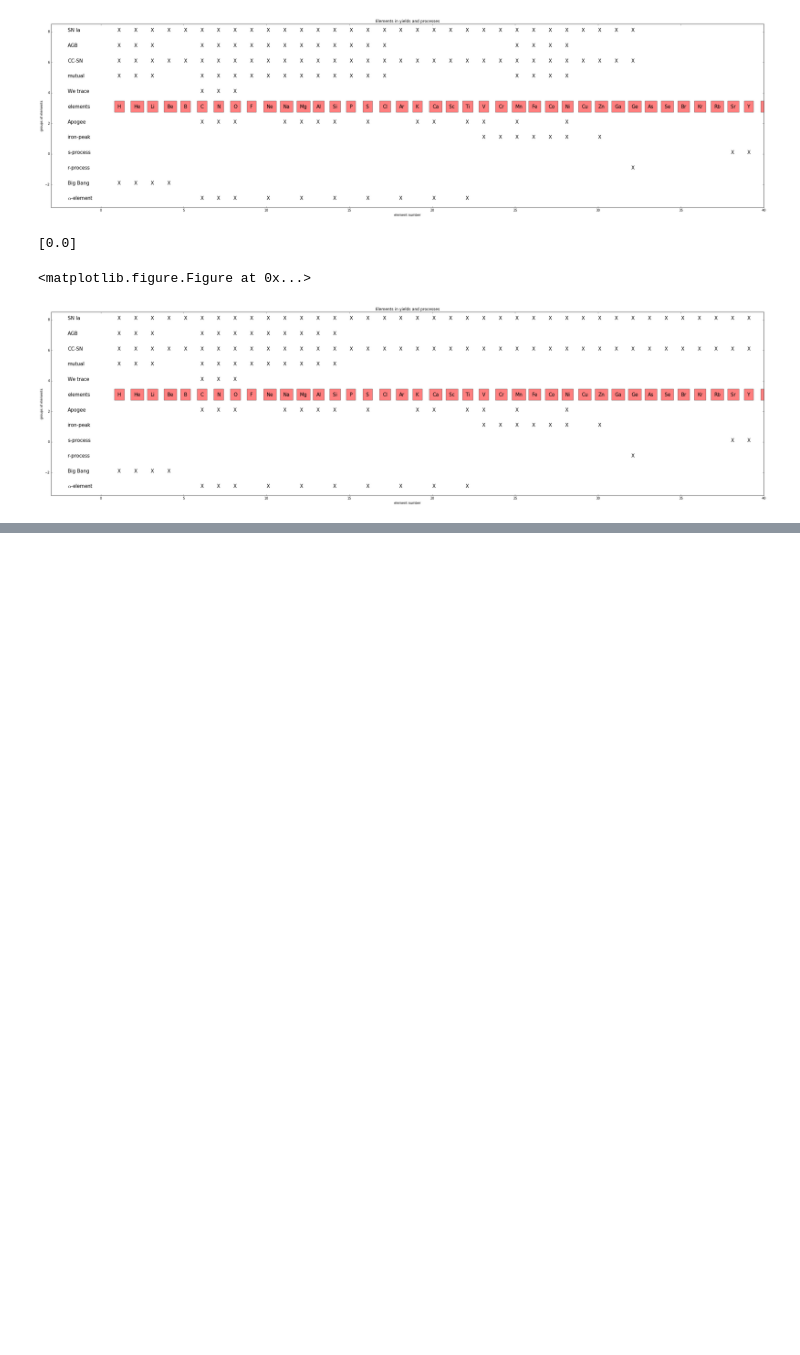
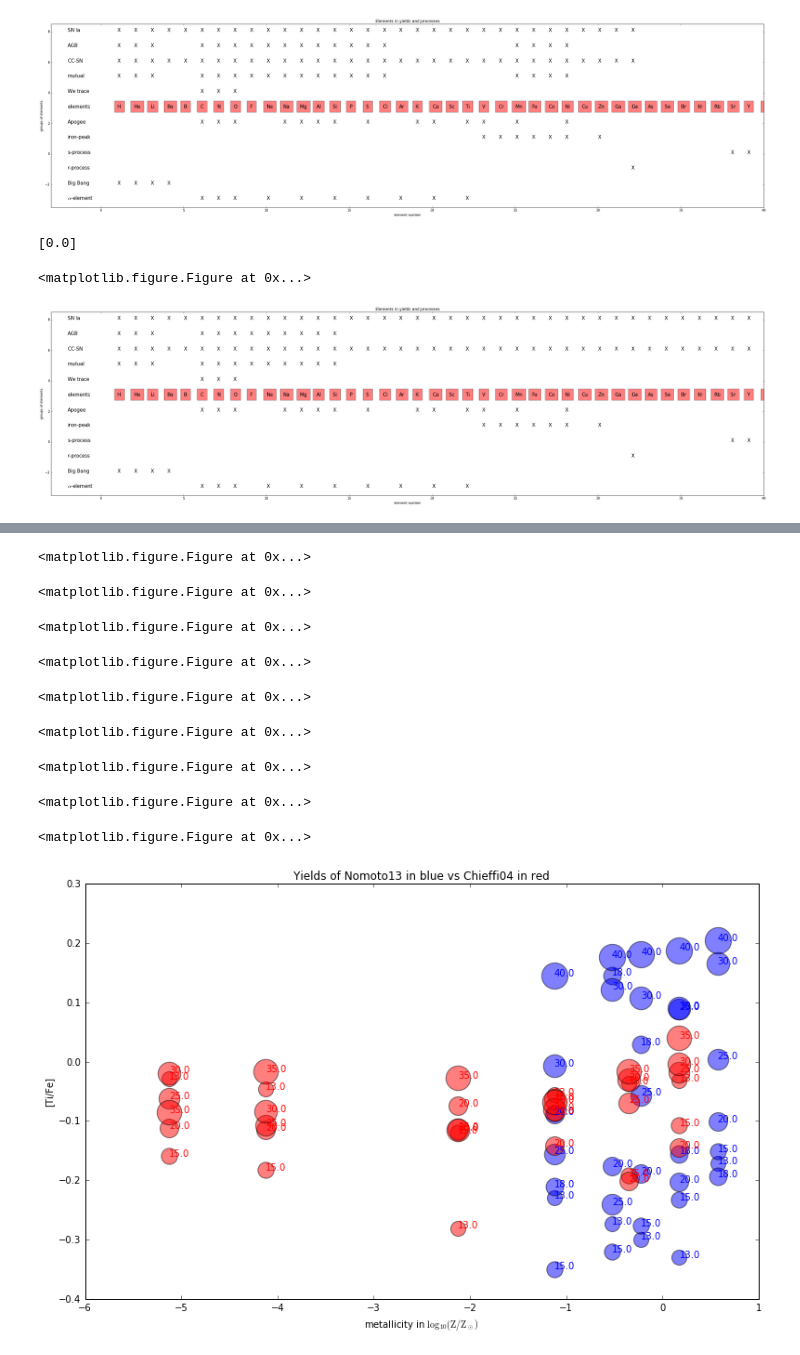
Before and after one commit to jan-rybizki/Chempy, a Jupyter notebook: Tutorial-nucleosynthetic yields.ipynb, the cells around one changed output, grey strips where cells are left out. Drawn from its saved outputs; the diff is of its cells as text; code cells hidden in the pictures; blank space fills up the shorter version.

```diff
--- a/Tutorial-nucleosynthetic yields.ipynb
+++ b/Tutorial-nucleosynthetic yields.ipynb
@@ -159,0 +178,20 @@ elements_plot('alternative', basic_agb.elements,basic_sn2.elements,basic_1a.elem
+# %%
+from data_to_test import yield_comparison_plot
+basic_sn2 = SN2_feedback()
+getattr(basic_sn2, "Nomoto2013")()
+basic_sn2_chieffi = SN2_feedback()
+getattr(basic_sn2_chieffi, "chieffi04")()
+for element in ['C', 'N', 'O', 'Mg', 'Ca', 'Na', 'Al', 'Mn','Ti']:
+    yield_comparison_plot('Nomoto13', 'Chieffi04', basic_sn2, basic_sn2_chieffi, basic_solar, element)
+# You can look into the output/ folder and see the comparison for all those elements
+# %% [output]
+<matplotlib.figure.Figure at 0x...>
+<matplotlib.figure.Figure at 0x...>
+<matplotlib.figure.Figure at 0x...>
+<matplotlib.figure.Figure at 0x...>
+<matplotlib.figure.Figure at 0x...>
+<matplotlib.figure.Figure at 0x...>
+<matplotlib.figure.Figure at 0x...>
+<matplotlib.figure.Figure at 0x...>
+<matplotlib.figure.Figure at 0x...>
+[figure, added]
```
Also changed, not shown: parts of 10 cells of this notebook, 1 other file.
